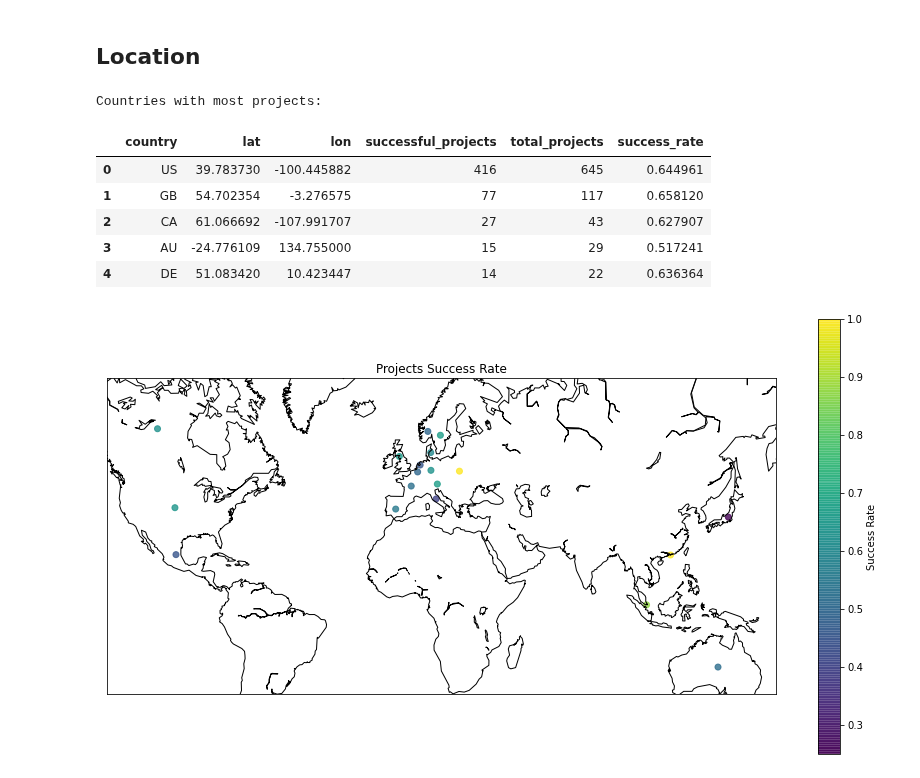
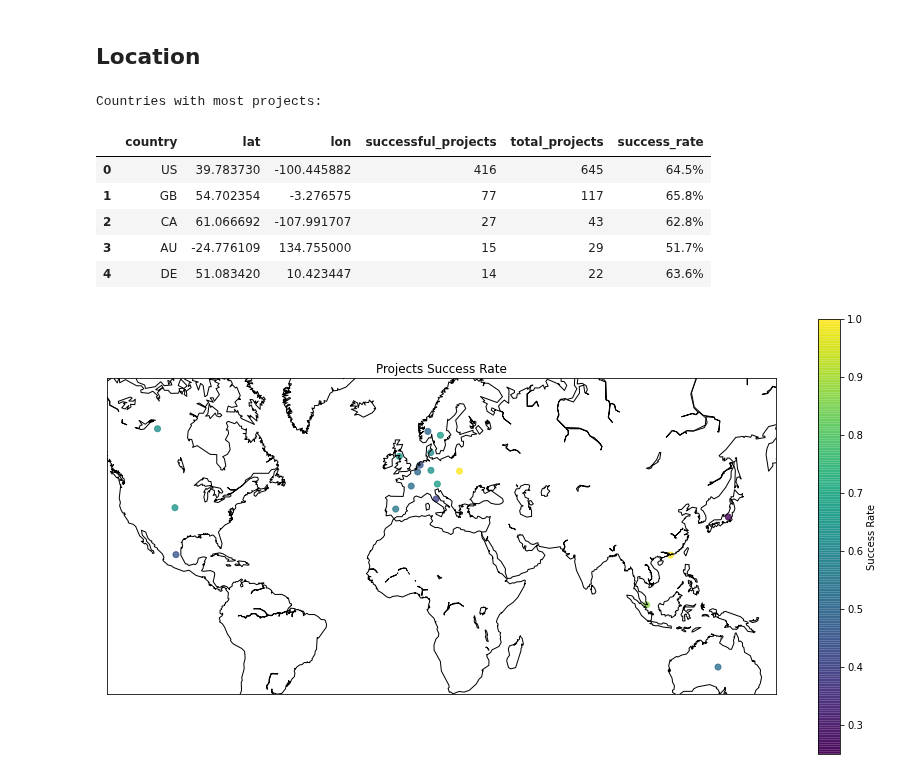
Before and after one commit to chuabern/BT4222_GrpProject, a Jupyter notebook: EDA.ipynb, the cells around one changed output. Drawn from its saved outputs; the diff is of its cells as text; code cells hidden in the pictures.

```diff
--- a/EDA.ipynb
+++ b/EDA.ipynb
@@ -343,17 +343,20 @@ group_state_country = df[df.state == 1].groupby(['country', 'lat', 'lon'])['id']
 
 group_location_country = pd.merge(group_state_country, group_total_country, on = ['country', 'lat', 'lon'])
 group_location_country['success_rate'] = group_location_country['successful_projects'] / group_location_country['total_projects']
-
-print('Countries with most projects:')
-display(group_location_country.sort_values('total_projects', ascending = False).head(5))
-# %% [output]
-Countries with most projects:
-|  | country | lat | lon | successful_projects | total_projects | success_rate |
-| 0 | US | 39.783730 | -100.445882 | 416 | 645 | 0.644961 |
-| 1 | GB | 54.702354 | -3.276575 | 77 | 117 | 0.658120 |
-| 2 | CA | 61.066692 | -107.991707 | 27 | 43 | 0.627907 |
-| 3 | AU | -24.776109 | 134.755000 | 15 | 29 | 0.517241 |
-| 4 | DE | 51.083420 | 10.423447 | 14 | 22 | 0.636364 |
+# %%
+print_df = group_location_country.sort_values('total_projects', ascending = False)
+print_df['success_rate'] = (print_df['success_rate'] * 100).round(1).astype(str) + '%'
+
+print('Countries with most projects:')
+display(print_df.head(5))
+# %% [output]
+Countries with most projects:
+|  | country | lat | lon | successful_projects | total_projects | success_rate |
+| 0 | US | 39.783730 | -100.445882 | 416 | 645 | 64.5% |
+| 1 | GB | 54.702354 | -3.276575 | 77 | 117 | 65.8% |
+| 2 | CA | 61.066692 | -107.991707 | 27 | 43 | 62.8% |
+| 3 | AU | -24.776109 | 134.755000 | 15 | 29 | 51.7% |
+| 4 | DE | 51.083420 | 10.423447 | 14 | 22 | 63.6% |
 # %%
 import os
 import conda
```
Also changed, not shown: parts of 2 cells of this notebook.
